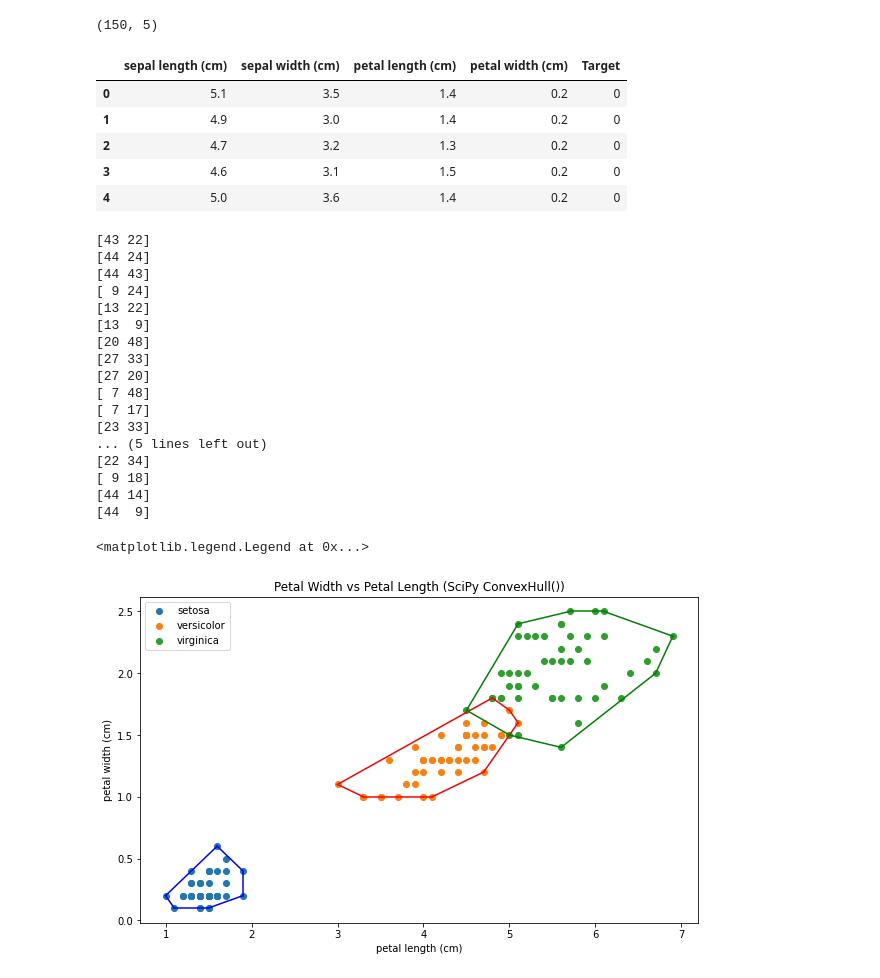
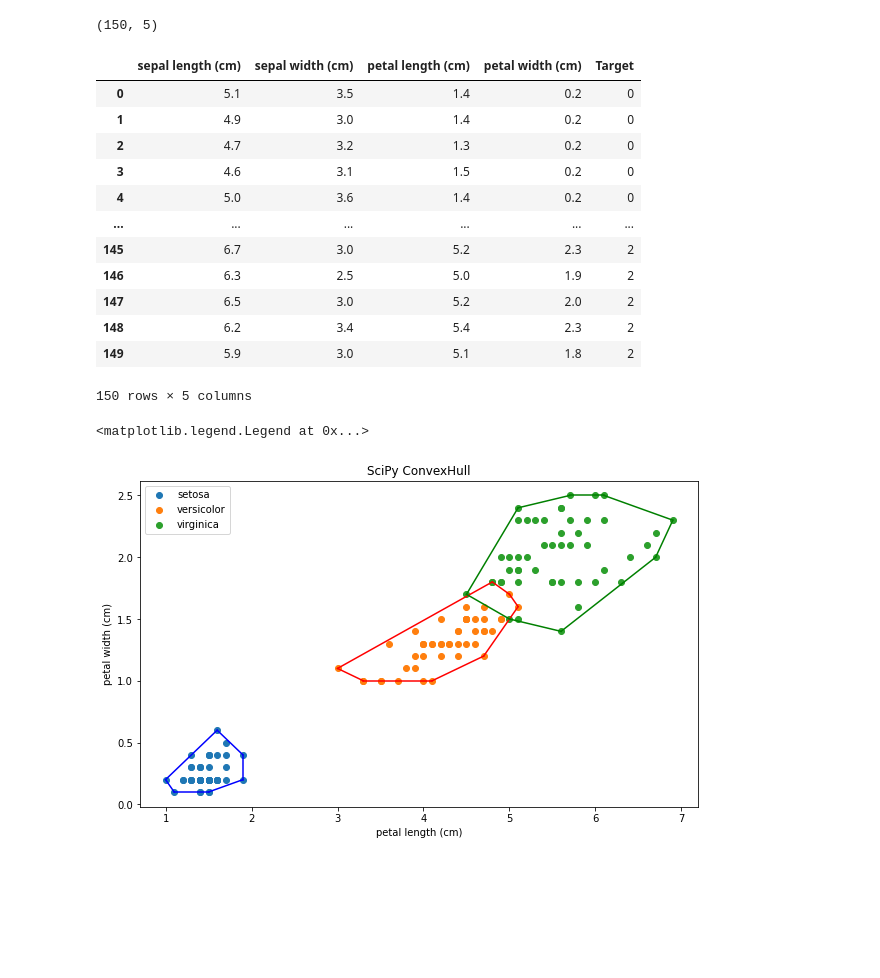
Before and after one commit to zaydzuhri/Tucil2_13520144, a Jupyter notebook: src/ConvexHull.ipynb, the cells around one changed output. Drawn from its saved outputs; the diff is of its cells as text; code cells hidden in the pictures; blank space fills up the shorter version.

```diff
--- a/src/ConvexHull.ipynb
+++ b/src/ConvexHull.ipynb
@@ -6,10 +7,11 @@ from sklearn import datasets
 # %%
-data = datasets.load_iris()
+dataIris = datasets.load_iris()
 #create a DataFrame
-df = pd.DataFrame(data.data, columns=data.feature_names)
-df['Target'] = pd.DataFrame(data.target)
-print(df.shape)
-df.head()
+dfI = pd.DataFrame(dataIris.data, columns=dataIris.feature_names)
+dfI['Target'] = pd.DataFrame(dataIris.target)
+print(dfI.shape)
+dfI.head()
+dfI
 # %% [output]
 (150, 5)
 |  | sepal length (cm) | sepal width (cm) | petal length (cm) | petal width (cm) | Target |
@@ -18,41 +20,29 @@ df.head()
 | 2 | 4.7 | 3.2 | 1.3 | 0.2 | 0 |
 | 3 | 4.6 | 3.1 | 1.5 | 0.2 | 0 |
 | 4 | 5.0 | 3.6 | 1.4 | 0.2 | 0 |
+| ... | ... | ... | ... | ... | ... |
+| 145 | 6.7 | 3.0 | 5.2 | 2.3 | 2 |
+| 146 | 6.3 | 2.5 | 5.0 | 1.9 | 2 |
+| 147 | 6.5 | 3.0 | 5.2 | 2.0 | 2 |
+| 148 | 6.2 | 3.4 | 5.4 | 2.3 | 2 |
+| 149 | 5.9 | 3.0 | 5.1 | 1.8 | 2 |
+150 rows × 5 columns
 # %%
 #visualisasi hasil ConvexHull SciPy
-import matplotlib.pyplot as plt
 from scipy.spatial import ConvexHull
 plt.figure(figsize = (10, 6))
 colors = ['b','r','g']
-plt.title('Petal Width vs Petal Length (SciPy ConvexHull())')
-plt.xlabel(data.feature_names[2])
-plt.ylabel(data.feature_names[3])
-for i in range(len(data.target_names)):
-    bucket = df[df['Target'] == i]
+plt.title('SciPy ConvexHull')
+plt.xlabel(dataIris.feature_names[2])
+plt.ylabel(dataIris.feature_names[3])
+for i in range(len(dataIris.target_names)):
+    bucket = dfI[dfI['Target'] == i]
     bucket = bucket.iloc[:,[2,3]].values
-    hull = ConvexHull(bucket) #bagian ini diganti dengan hasil implementasi
-    plt.scatter(bucket[:, 0], bucket[:, 1], label=data.target_names[i])
+    hull = ConvexHull(bucket)
+    plt.scatter(bucket[:, 0], bucket[:, 1], label=dataIris.target_names[i])
     for simplex in hull.simplices:
-        print(simplex)
         plt.plot(bucket[simplex, 0], bucket[simplex, 1], colors[i])
 plt.legend()
 # %% [output]
-[43 22]
-[44 24]
-[44 43]
-[ 9 24]
-[13 22]
-[13  9]
-[20 48]
-[27 33]
-[27 20]
-[ 7 48]
-[ 7 17]
-[23 33]
-... (5 lines left out)
-[22 34]
-[ 9 18]
-[44 14]
-[44  9]
+<matplotlib.legend.Legend at 0x...>
-<matplotlib.legend.Legend at 0x...>
-[figure, old version]
+[figure, new version]
```
Also changed, not shown: parts of 9 cells of this notebook.
